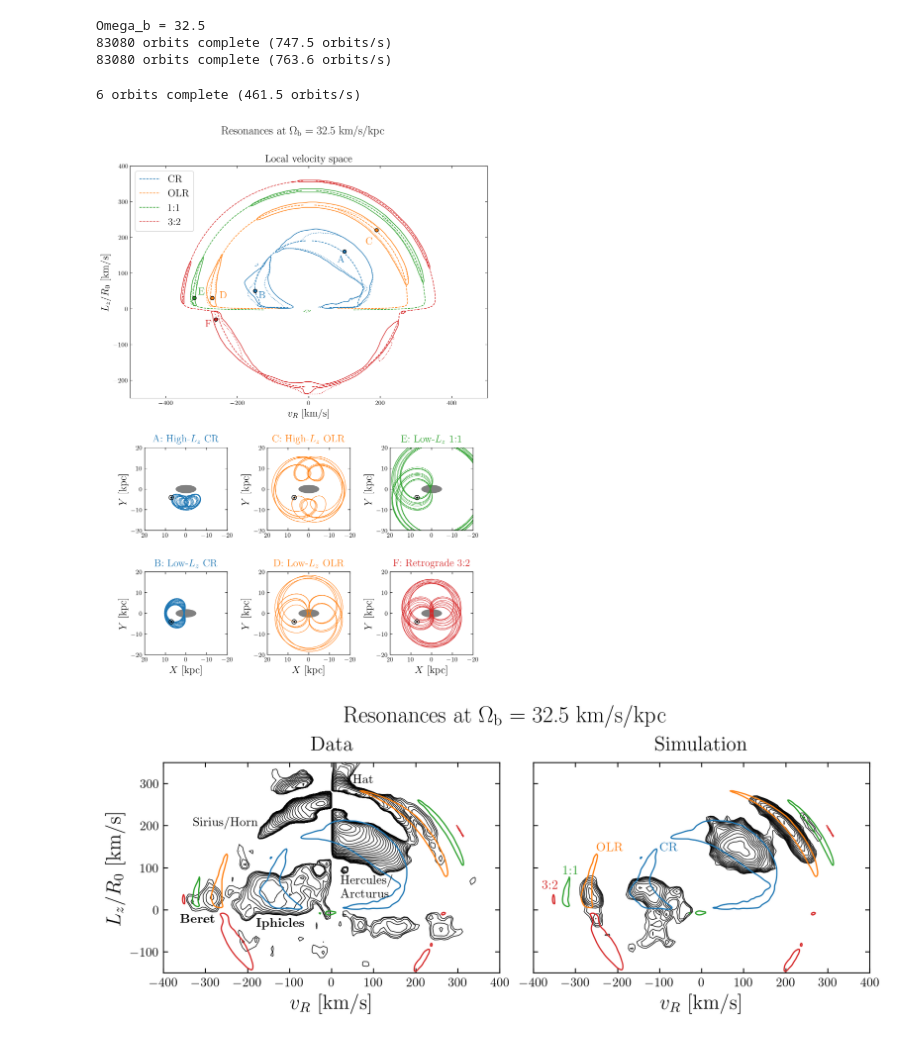
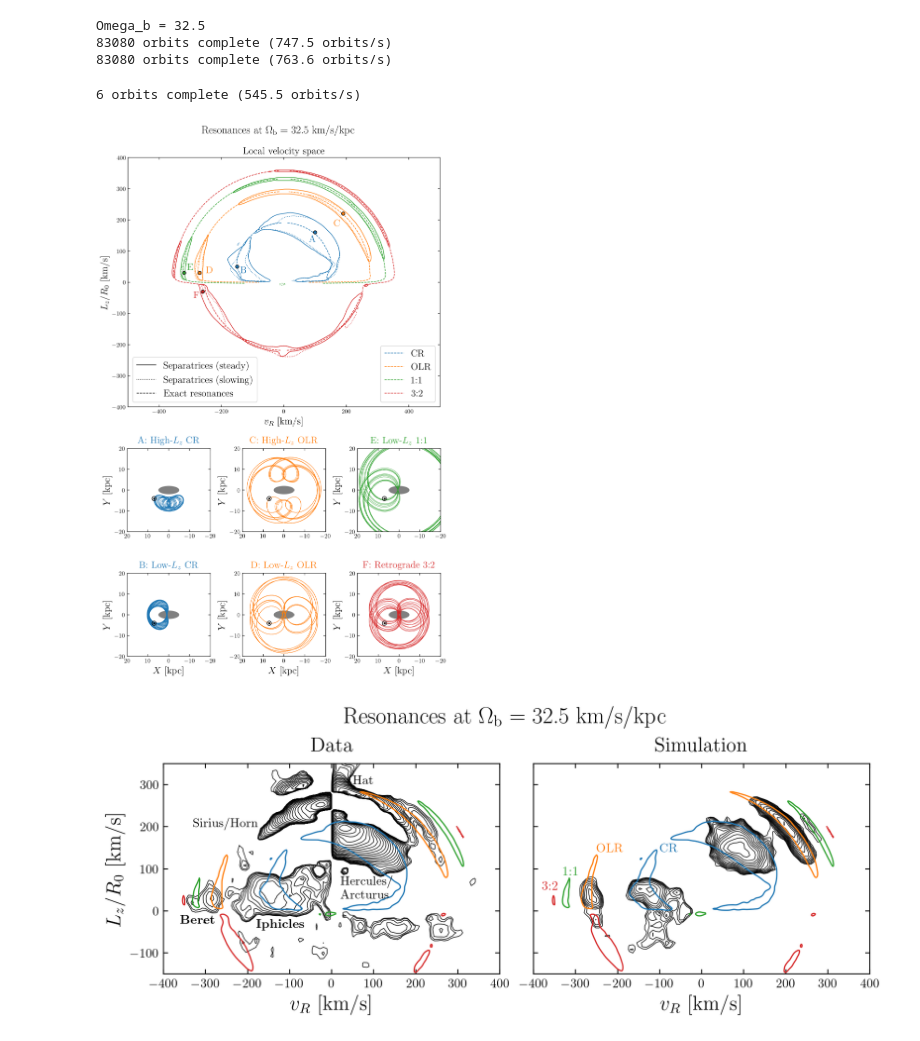
Before and after one commit to adllmr/resonances, a Jupyter notebook: halo_velocity_space.ipynb, the cells around one changed output. Cells and saved outputs as stored; diff of their text form; code cells hidden in the pictures.

```diff
--- a/halo_velocity_space.ipynb
+++ b/halo_velocity_space.ipynb
@@ -1257,7 +1257,7 @@ from skimage.feature import peak_local_max
 from scipy.interpolate import RegularGridInterpolator
 
 # Create a figure
-fig = plt.figure(figsize=(10, 14), dpi=200)
+fig = plt.figure(figsize=(10, 15), dpi=200)
 
 # Create a GridSpec layout: 2 rows and 3 columns (last column is used by the top big panel)
 # gs = gridspec.GridSpec(2, 4, height_ratios=[1, 1], width_ratios=[2, 1, 1, 1])
@@ -1291,7 +1291,7 @@ bins = np.linspace(-400, 400, 101)
 bincentres = 0.5*(bins[1:]+bins[:-1])
 
 ax_sep.set_xlim(-500, 500)
-ax_sep.set_ylim(-250, 400)
+ax_sep.set_ylim(-400, 400)
 
 # Choose orbits to plot
 peaks = np.array([[100, 160], [-150, 50], [190, 220], [-270, 30], [-320, 30], [-260, -30]])
@@ -1370,36 +1370,47 @@ ax_sep.set_xlabel('$v_R$ [km/s]', fontsize=16)
 ax_sep.set_ylabel('$L_z/R_0$ [km/s]', fontsize=16)
 
 ax_2.set_xlabel('$X$ [kpc]', fontsize=16)
 ax_4.set_xlabel('$X$ [kpc]', fontsize=16)
 ax_6.set_xlabel('$X$ [kpc]', fontsize=16)
 
 ax_1.set_ylabel('$Y$ [kpc]', fontsize=16)
 ax_2.set_ylabel('$Y$ [kpc]', fontsize=16)
 ax_3.set_ylabel('$Y$ [kpc]', fontsize=16)
 ax_4.set_ylabel('$Y$ [kpc]', fontsize=16)
 ax_5.set_ylabel('$Y$ [kpc]', fontsize=16)
 ax_6.set_ylabel('$Y$ [kpc]', fontsize=16)
 
 ax_sep.set_title('Local velocity space', fontsize=16)
 ax_1.set_title('A: High-$L_z$ CR', fontsize=16, c=fc[0], y=1.02)
 ax_2.set_title('B: Low-$L_z$ CR', fontsize=16, c=fc[1], y=1.02)
 ax_3.set_title('C: High-$L_z$ OLR', fontsize=16, c=fc[2], y=1.02)
 ax_4.set_title('D: Low-$L_z$ OLR', fontsize=16, c=fc[3], y=1.02)
 ax_5.set_title('E: Low-$L_z$ 1:1', fontsize=16, c=fc[4], y=1.02)
 ax_6.set_title('F: Retrograde 3:2', fontsize=16, c=fc[5], y=1.02)
 
-ax_sep.legend(loc=2, fontsize=16, ncols=1)
+
+
+from matplotlib.lines import Line2D
+legend_elements = [Line2D([0], [0], color='k', lw=1, label='Separatrices (steady)'),
+                   Line2D([0], [0], ls=':', color='k', lw=1, label='Separatrices (slowing)'),
+                   Line2D([0], [0], ls='--', color='k', lw=1, label='Exact resonances')]
+
+
+legend1 = ax_sep.legend(handles=legend_elements, loc=3, fontsize=16)
+ax_sep.add_artist(legend1)
+
+ax_sep.legend(loc=4, fontsize=16, ncols=1)
 
 fig.suptitle('Resonances at $\Omega_\mathrm{b}=$ '+f'{Omega_b:.1f}'+' km/s/kpc', fontsize=18, y=0.93)#05)
 
 
 plt.savefig(figpath+'separatrices.pdf', bbox_inches='tight')
 
 plt.show()
 plt.close()
 # %% [output]
-6 orbits complete (461.5 orbits/s)
+6 orbits complete (545.5 orbits/s)
-[figure, old version]
+[figure, new version]
 # %%
 '''Plot antisymmetric distributions of data and simulations with resonances'''
 
```
